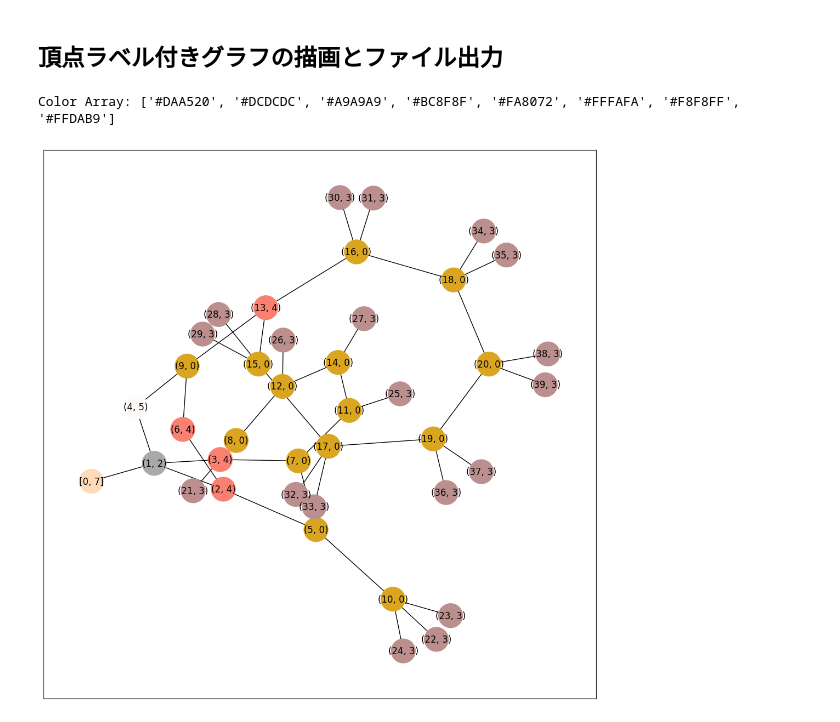
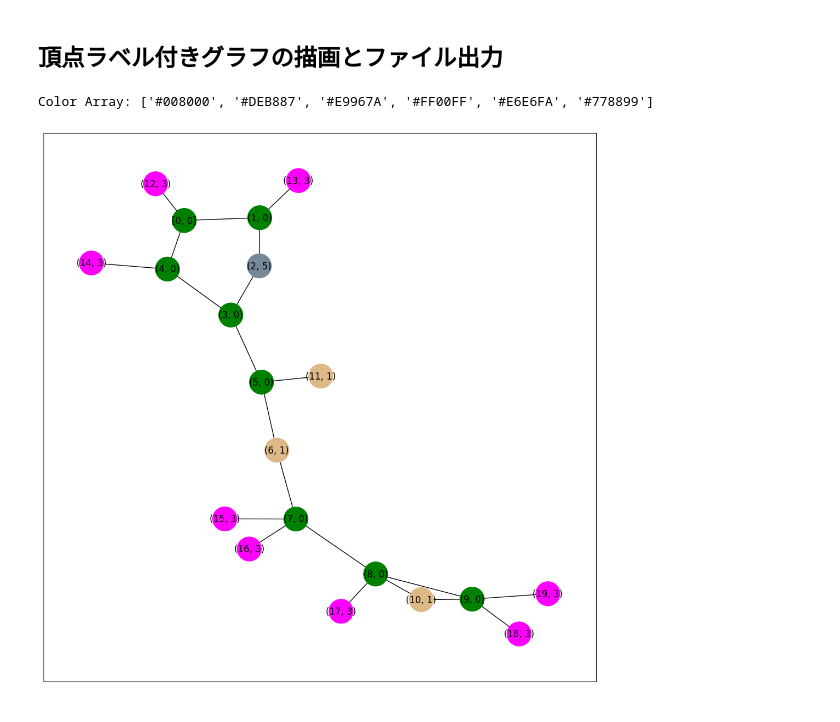
Before and after one commit to FRANKI3420/draw_graph, a Jupyter notebook: pattern7/draw_graph.ipynb, the cells around one changed output. Saved outputs shown, nothing was run; the diff lists cells and outputs as text; code cells hidden in the pictures.

```diff
--- a/pattern7/draw_graph.ipynb
+++ b/pattern7/draw_graph.ipynb
@@ -14,7 +14,7 @@ from matplotlib.backends.backend_pdf import PdfPages
 pdf = PdfPages("graph.pdf")
 
 # ファイルを読み込む
-with open("g23962.txt", "r") as f:
+with open("g12082.txt", "r") as f:
     data = f.readlines()
 
 data_len = len(data)
@@ -74,35 +74,35 @@ while True:
     # 辺をグラフに追加
     for line in data[now+n+2:now+n+2+m]:
         u, v = map(int, line.split())
         G.add_edge(u, v)
 
     now+=n+2+m
 
     # fig = plt.figure()
 
     fig, ax = plt.subplots(figsize=(13, 13))  # 図のサイズを調整
 
 
   # force-directed layoutアルゴリズムを使用してノードの位置を計算
     pos = nx.spring_layout(G)
     nx.draw_networkx_nodes(G, pos,node_size=1000,node_color=[color_array[node] for node in nodes])
     # nx.draw_networkx_nodes(G, pos,node_size=1000)
 
     nx.draw_networkx_edges(G, pos)
     nx.draw_networkx_labels(G, pos, labels, font_size=12,font_color='black')
 
     plt.show()
 
     plt.close()   # Figureオブジェクトを閉じる
     pdf.savefig(fig)
 
     if now>=data_len:
         break
 
 pdf.close()
 # %% [output]
-Color Array: ['#DAA520', '#DCDCDC', '#A9A9A9', '#BC8F8F', '#FA8072', '#FFFAFA', '#F8F8FF', '#FFDAB9']
+Color Array: ['#008000', '#DEB887', '#E9967A', '#FF00FF', '#E6E6FA', '#778899']
-[figure, old version]
+[figure, new version]
 # %%
 import colorsys
 import random
```
Also changed, not shown: parts of 9 cells of this notebook, 52 other files.
